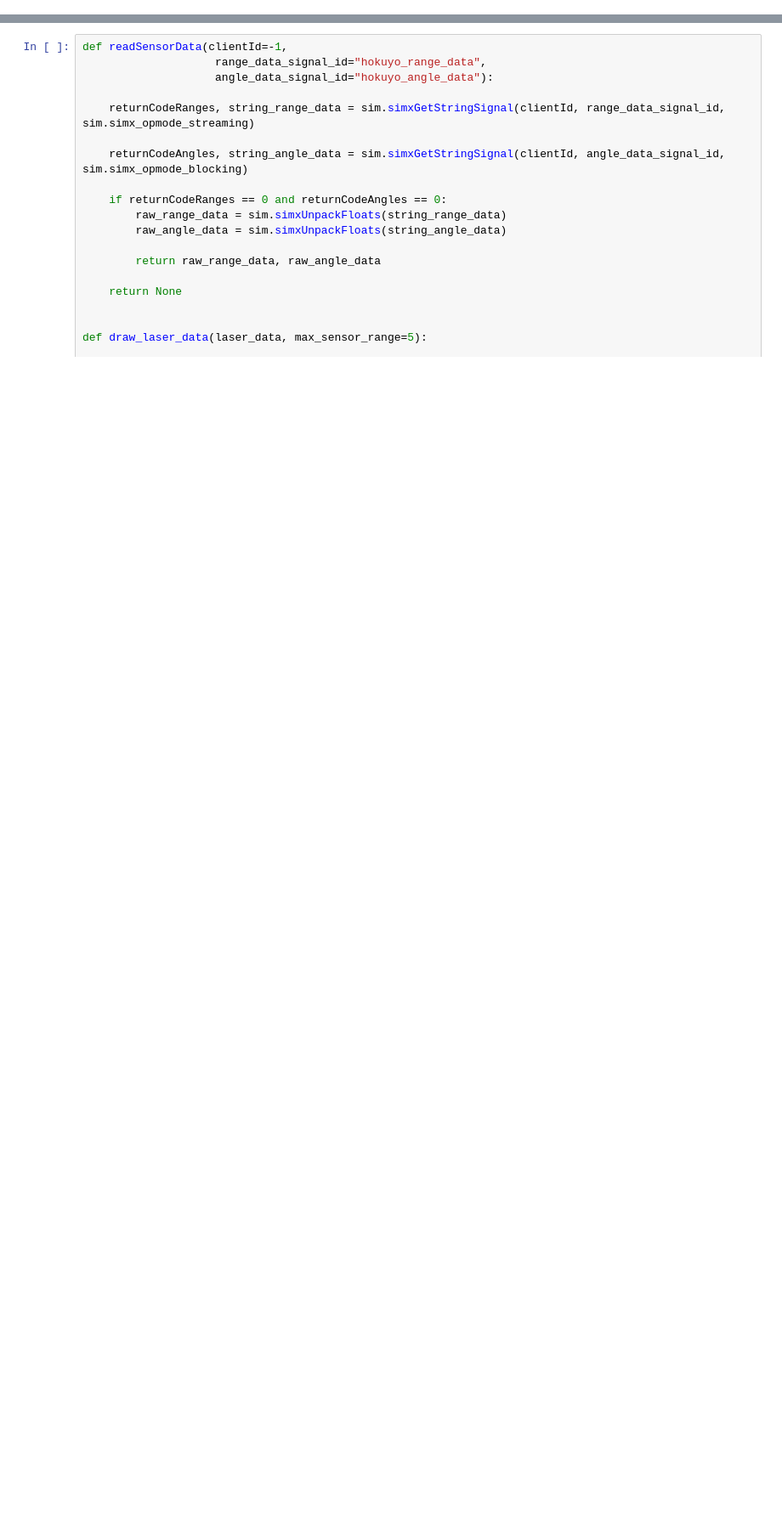
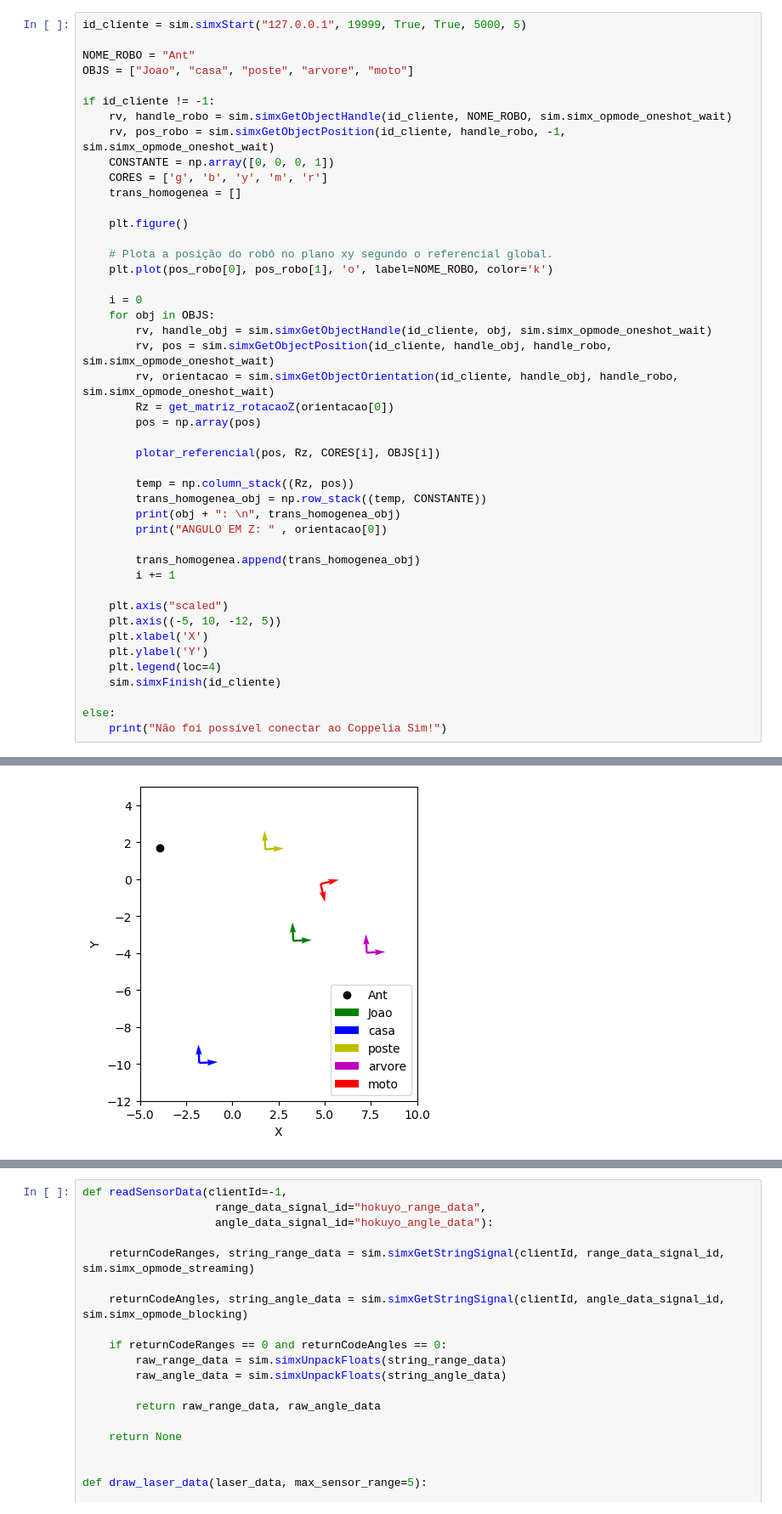
Before and after one commit to frbo1/TP-1---robotica-movel, a Jupyter notebook: TP1.ipynb, the cells around one changed output, grey strips where cells are left out. Shown at 85% size. Cells and saved outputs as stored; diff of their text form; blank space fills up the shorter version.

```diff
--- a/TP1.ipynb
+++ b/TP1.ipynb
@@ -19,0 +24,46 @@ def plotar_referencial(origem, orientacao):
+# %%
+id_cliente = sim.simxStart("127.0.0.1", 19999, True, True, 5000, 5)
+
+NOME_ROBO = "Ant"
+OBJS = ["Joao", "casa", "poste", "arvore", "moto"]
+
+if id_cliente != -1:
+    rv, handle_robo = sim.simxGetObjectHandle(id_cliente, NOME_ROBO, sim.simx_opmode_oneshot_wait)
+    rv, pos_robo = sim.simxGetObjectPosition(id_cliente, handle_robo, -1, sim.simx_opmode_oneshot_wait)
+    CONSTANTE = np.array([0, 0, 0, 1])
+    CORES = ['g', 'b', 'y', 'm', 'r']
+    trans_homogenea = []
+
+    plt.figure()
+
+    # Plota a posição do robô no plano xy segundo o referencial global.
+    plt.plot(pos_robo[0], pos_robo[1], 'o', label=NOME_ROBO, color='k')
+
+    i = 0
+    for obj in OBJS:
+        rv, handle_obj = sim.simxGetObjectHandle(id_cliente, obj, sim.simx_opmode_oneshot_wait)
+        rv, pos = sim.simxGetObjectPosition(id_cliente, handle_obj, handle_robo, sim.simx_opmode_oneshot_wait)
+        rv, orientacao = sim.simxGetObjectOrientation(id_cliente, handle_obj, handle_robo, sim.simx_opmode_oneshot_wait)
+        Rz = get_matriz_rotacaoZ(orientacao[0])
+        pos = np.array(pos)
+
+        plotar_referencial(pos, Rz, CORES[i], OBJS[i])
+
+        temp = np.column_stack((Rz, pos))
+        trans_homogenea_obj = np.row_stack((temp, CONSTANTE))
+        print(obj + ": \n", trans_homogenea_obj)
+        print("ANGULO EM Z: " , orientacao[0])
+
+        trans_homogenea.append(trans_homogenea_obj)
+        i += 1
+
+    plt.axis("scaled")
+    plt.axis((-5, 10, -12, 5))
+    plt.xlabel('X')
+    plt.ylabel('Y')
+    plt.legend(loc=4)
+    sim.simxFinish(id_cliente)
+
+else:
+    print("Não foi possível conectar ao Coppelia Sim!")
+# %% [output]
@@ -20,3 +87,4 @@ def plotar_referencial(origem, orientacao):
+[figure, added]
 # %%
 id_cliente = sim.simxStart("127.0.0.1", 19999, True, True, 5000, 5)
 
```
Also changed, not shown: parts of 6 cells of this notebook.
